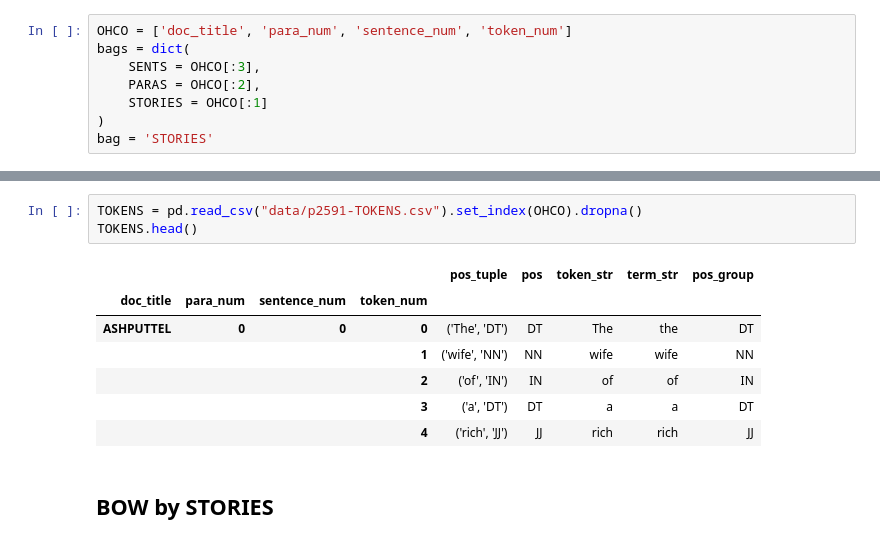
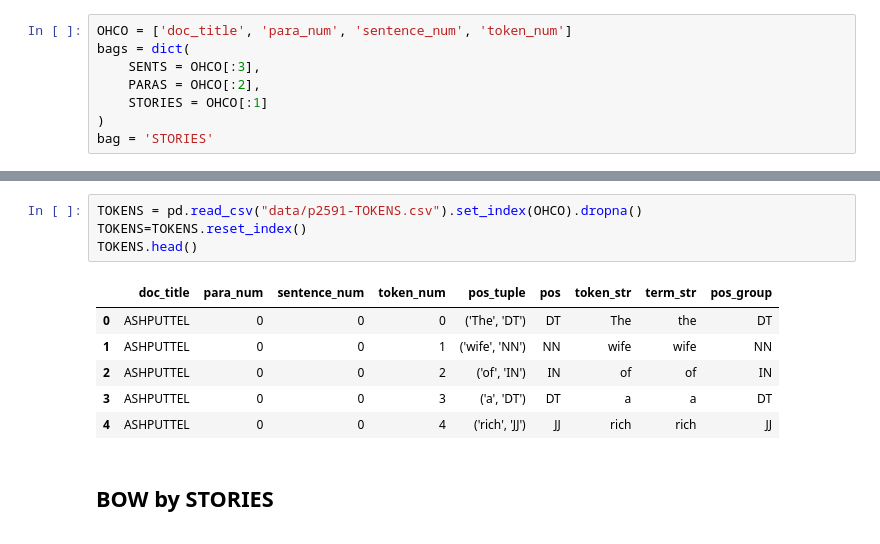
Before and after one commit to gegeorge25/TextasDataFinalProject, a Jupyter notebook: bow_and_tfidf.ipynb, the cells around one changed output, grey strips where cells are left out. Cells and saved outputs as stored; diff of their text form.

```diff
--- a/bow_and_tfidf.ipynb
+++ b/bow_and_tfidf.ipynb
@@ -44,14 +48,14 @@ VOCAB.head()
 # %%
 TOKENS = pd.read_csv("data/p2591-TOKENS.csv").set_index(OHCO).dropna()
+TOKENS=TOKENS.reset_index()
 TOKENS.head()
 # %% [output]
-|  |  |  |  | pos_tuple | pos | token_str | term_str | pos_group |
-| doc_title | para_num | sentence_num | token_num |  |  |  |  |  |
-| ASHPUTTEL | 0 | 0 | 0 | ('The', 'DT') | DT | The | the | DT |
-|  |  |  | 1 | ('wife', 'NN') | NN | wife | wife | NN |
-|  |  |  | 2 | ('of', 'IN') | IN | of | of | IN |
-|  |  |  | 3 | ('a', 'DT') | DT | a | a | DT |
-|  |  |  | 4 | ('rich', 'JJ') | JJ | rich | rich | JJ |
+|  | doc_title | para_num | sentence_num | token_num | pos_tuple | pos | token_str | term_str | pos_group |
+| 0 | ASHPUTTEL | 0 | 0 | 0 | ('The', 'DT') | DT | The | the | DT |
+| 1 | ASHPUTTEL | 0 | 0 | 1 | ('wife', 'NN') | NN | wife | wife | NN |
+| 2 | ASHPUTTEL | 0 | 0 | 2 | ('of', 'IN') | IN | of | of | IN |
+| 3 | ASHPUTTEL | 0 | 0 | 3 | ('a', 'DT') | DT | a | a | DT |
+| 4 | ASHPUTTEL | 0 | 0 | 4 | ('rich', 'JJ') | JJ | rich | rich | JJ |
 # %% [markdown]
 ## BOW by STORIES
 # %%
```
Also changed, not shown: parts of 9 cells of this notebook, 4 other files.
